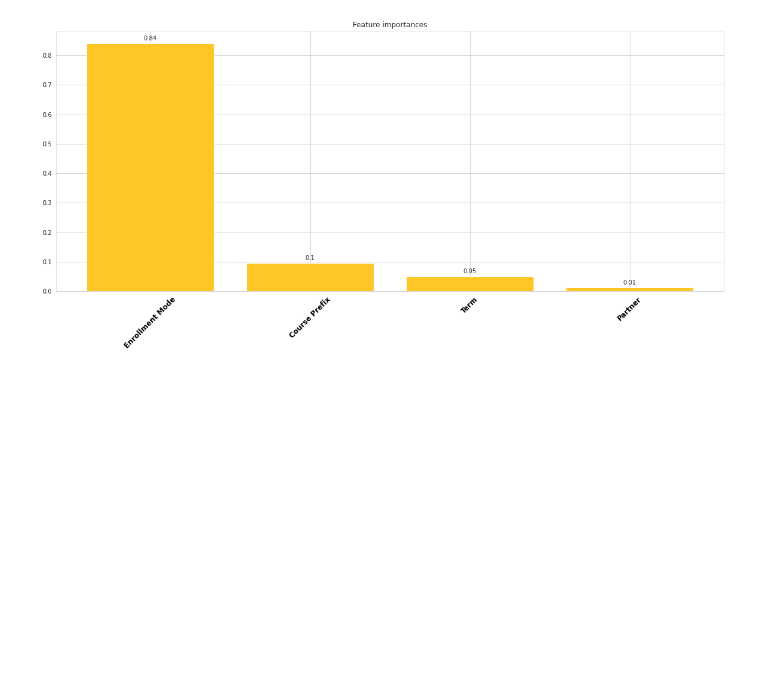
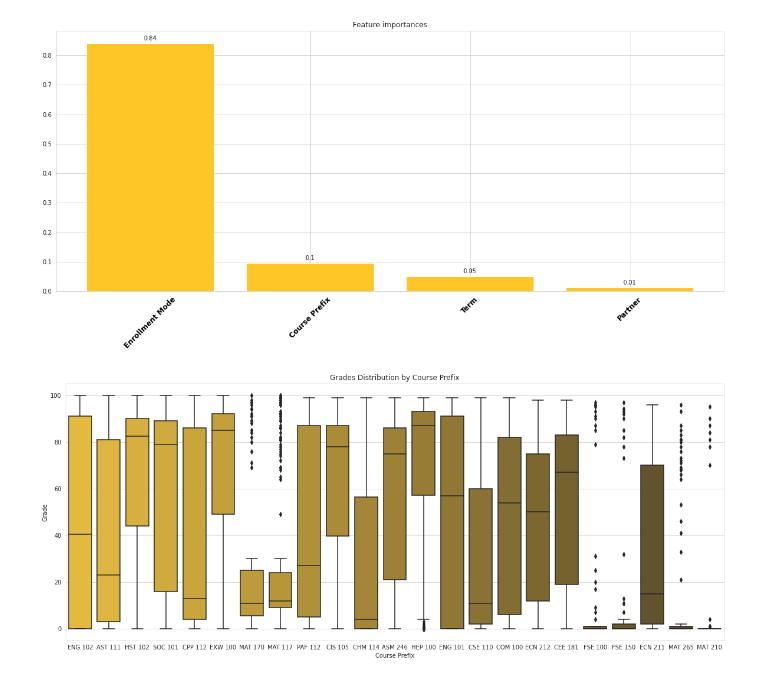
Before and after one commit to iamharkirat/EDA, a Jupyter notebook: learning_enterprise.ipynb, the cells around one changed output. Cells and saved outputs as stored; diff of their text form; code cells hidden in the pictures; blank space fills up the shorter version.

```diff
--- a/learning_enterprise.ipynb
+++ b/learning_enterprise.ipynb
@@ -833,3 +835,19 @@ Feature ranking:
 3. Term (0.050913)
 4. Partner (0.012008)
 [figure]
+# %%
+color='#FFC627'
+dark_palette=sns.dark_palette(color, 30, reverse=True)
+
+# Create a box plot of grades for all courses
+fig, ax = plt.subplots()
+sns.boxplot(x='Course Prefix', y='Grade', data=df, ax=ax, palette=dark_palette)
+
+# Set axis labels and title
+ax.set_xlabel('Course Prefix')
+ax.set_ylabel('Grade')
+ax.set_title('Grades Distribution by Course Prefix')
+
+plt.show()
+# %% [output]
+[figure, added]
```
Also changed, not shown: parts of 13 cells of this notebook.
